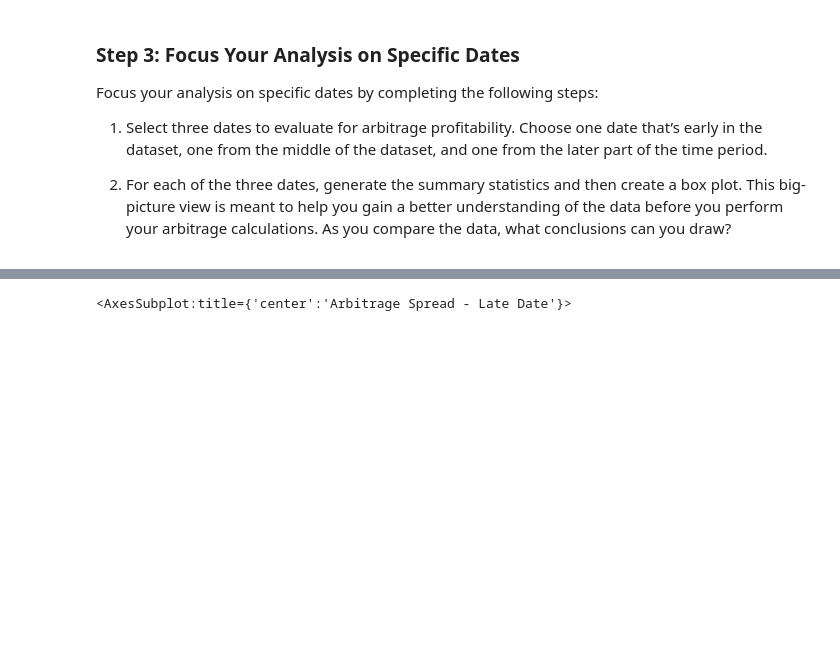
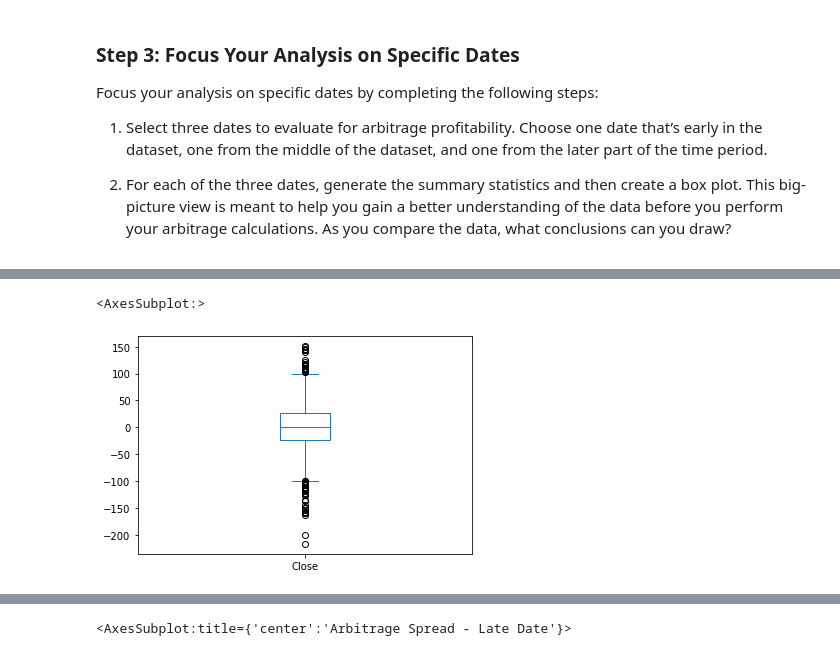
Before and after one commit to smruthid/FinancialAnalysisOfBitcoin, a Jupyter notebook: crypto_arbitrage.ipynb, the cells around one changed output, grey strips where cells are left out. Drawn from its saved outputs; the diff is of its cells as text; code cells hidden in the pictures; blank space fills up the shorter version.

```diff
--- a/crypto_arbitrage.ipynb
+++ b/crypto_arbitrage.ipynb
@@ -315,0 +336,7 @@ Focus your analysis on specific dates by completing the following steps:
+# %%
+# Visualize the arbitrage spread from early in the dataset in a box plot
+# YOUR CODE HERE
+arbitrage_spread_early.plot(kind='box')
+# %% [output]
+<AxesSubplot:>
+[figure, added]
```
Also changed, not shown: parts of 13 cells of this notebook.
